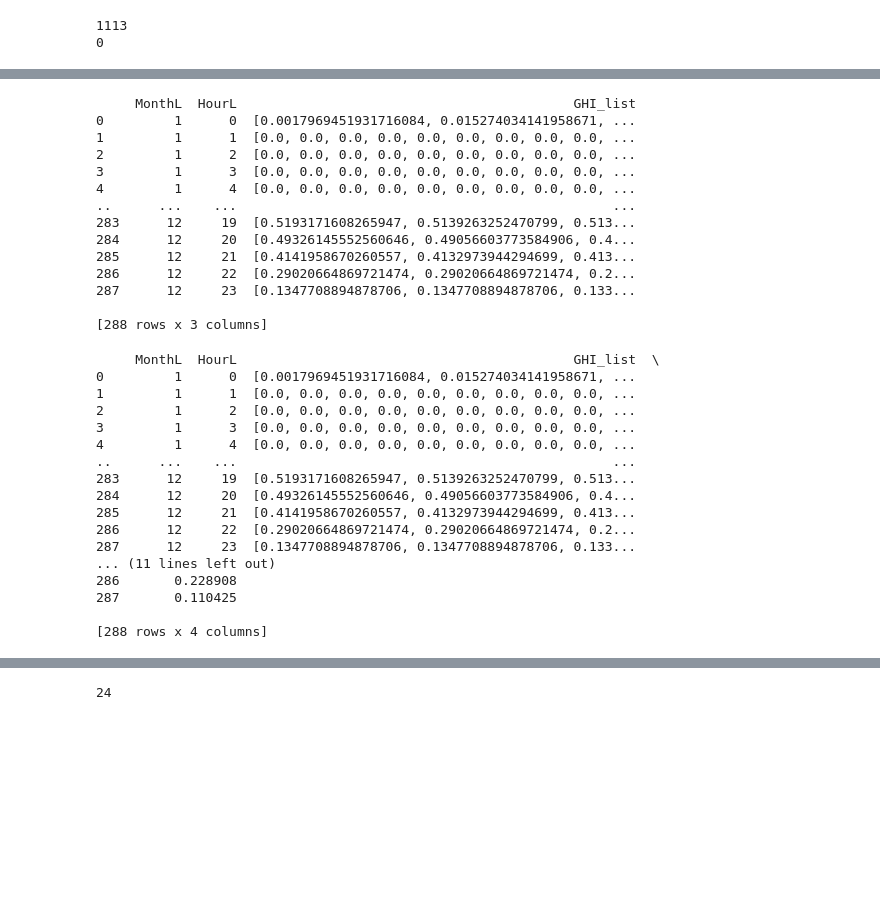
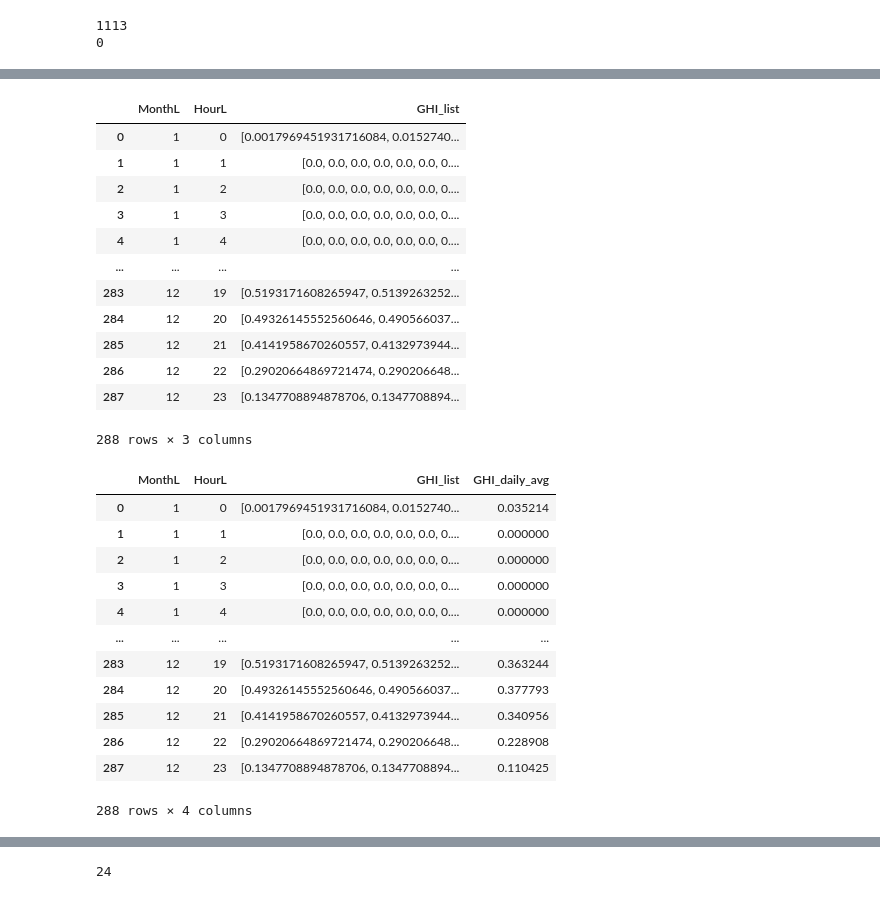
Before and after one commit to JulianEsler/7Q10, a Jupyter notebook: Hourly Solar Radiation Workbook.ipynb, the cells around one changed output, grey strips where cells are left out. Saved outputs shown, nothing was run; the diff lists cells and outputs as text; code cells hidden in the pictures; blank space fills up the shorter version.

```diff
--- a/Hourly Solar Radiation Workbook.ipynb
+++ b/Hourly Solar Radiation Workbook.ipynb
@@ -62,44 +60,39 @@ gdfh = pd.DataFrame({
 })
 
 # Display the new DataFrame "gdfh"
-print(gdfh)
+gdfh
 # %% [output]
+|  | MonthL | HourL | GHI_list |
+| 0 | 1 | 0 | [0.0017969451931716084, 0.0152740... |
+| 1 | 1 | 1 | [0.0, 0.0, 0.0, 0.0, 0.0, 0.0, 0.... |
+| 2 | 1 | 2 | [0.0, 0.0, 0.0, 0.0, 0.0, 0.0, 0.... |
+| 3 | 1 | 3 | [0.0, 0.0, 0.0, 0.0, 0.0, 0.0, 0.... |
+| 4 | 1 | 4 | [0.0, 0.0, 0.0, 0.0, 0.0, 0.0, 0.... |
+| ... | ... | ... | ... |
+| 283 | 12 | 19 | [0.5193171608265947, 0.5139263252... |
+| 284 | 12 | 20 | [0.49326145552560646, 0.490566037... |
+| 285 | 12 | 21 | [0.4141958670260557, 0.4132973944... |
+| 286 | 12 | 22 | [0.29020664869721474, 0.290206648... |
+| 287 | 12 | 23 | [0.1347708894878706, 0.1347708894... |
-     MonthL  HourL                                           GHI_list
-0         1      0  [0.0017969451931716084, 0.015274034141958671, ...
-1         1      1  [0.0, 0.0, 0.0, 0.0, 0.0, 0.0, 0.0, 0.0, 0.0, ...
-2         1      2  [0.0, 0.0, 0.0, 0.0, 0.0, 0.0, 0.0, 0.0, 0.0, ...
-3         1      3  [0.0, 0.0, 0.0, 0.0, 0.0, 0.0, 0.0, 0.0, 0.0, ...
-4         1      4  [0.0, 0.0, 0.0, 0.0, 0.0, 0.0, 0.0, 0.0, 0.0, ...
-..      ...    ...                                                ...
-283      12     19  [0.5193171608265947, 0.5139263252470799, 0.513...
-284      12     20  [0.49326145552560646, 0.49056603773584906, 0.4...
-285      12     21  [0.4141958670260557, 0.4132973944294699, 0.413...
-286      12     22  [0.29020664869721474, 0.29020664869721474, 0.2...
-287      12     23  [0.1347708894878706, 0.1347708894878706, 0.133...
-
-[288 rows x 3 columns]
+288 rows × 3 columns
 # %%
 gdfh['GHI_daily_avg'] = gdfh['GHI_list'].apply(lambda x: sum(x) / len(x) if len(x) > 0 else 0)
 
-print(gdfh)
+gdfh
 # %% [output]
+|  | MonthL | HourL | GHI_list | GHI_daily_avg |
+| 0 | 1 | 0 | [0.0017969451931716084, 0.0152740... | 0.035214 |
+| 1 | 1 | 1 | [0.0, 0.0, 0.0, 0.0, 0.0, 0.0, 0.... | 0.000000 |
+| 2 | 1 | 2 | [0.0, 0.0, 0.0, 0.0, 0.0, 0.0, 0.... | 0.000000 |
+| 3 | 1 | 3 | [0.0, 0.0, 0.0, 0.0, 0.0, 0.0, 0.... | 0.000000 |
+| 4 | 1 | 4 | [0.0, 0.0, 0.0, 0.0, 0.0, 0.0, 0.... | 0.000000 |
+| ... | ... | ... | ... | ... |
+| 283 | 12 | 19 | [0.5193171608265947, 0.5139263252... | 0.363244 |
+| 284 | 12 | 20 | [0.49326145552560646, 0.490566037... | 0.377793 |
+| 285 | 12 | 21 | [0.4141958670260557, 0.4132973944... | 0.340956 |
+| 286 | 12 | 22 | [0.29020664869721474, 0.290206648... | 0.228908 |
+| 287 | 12 | 23 | [0.1347708894878706, 0.1347708894... | 0.110425 |
-     MonthL  HourL                                           GHI_list  \
-0         1      0  [0.0017969451931716084, 0.015274034141958671, ...
-1         1      1  [0.0, 0.0, 0.0, 0.0, 0.0, 0.0, 0.0, 0.0, 0.0, ...
-2         1      2  [0.0, 0.0, 0.0, 0.0, 0.0, 0.0, 0.0, 0.0, 0.0, ...
-3         1      3  [0.0, 0.0, 0.0, 0.0, 0.0, 0.0, 0.0, 0.0, 0.0, ...
-4         1      4  [0.0, 0.0, 0.0, 0.0, 0.0, 0.0, 0.0, 0.0, 0.0, ...
-..      ...    ...                                                ...
-283      12     19  [0.5193171608265947, 0.5139263252470799, 0.513...
-284      12     20  [0.49326145552560646, 0.49056603773584906, 0.4...
-285      12     21  [0.4141958670260557, 0.4132973944294699, 0.413...
-286      12     22  [0.29020664869721474, 0.29020664869721474, 0.2...
-287      12     23  [0.1347708894878706, 0.1347708894878706, 0.133...
-... (11 lines left out)
-286       0.228908
-287       0.110425
-
-[288 rows x 4 columns]
+288 rows × 4 columns
 # %%
 alpha_df = gdfh.groupby(['MonthL'])['GHI_daily_avg'].agg(list).reset_index()
 
```
Also changed, not shown: parts of 4 cells of this notebook.
